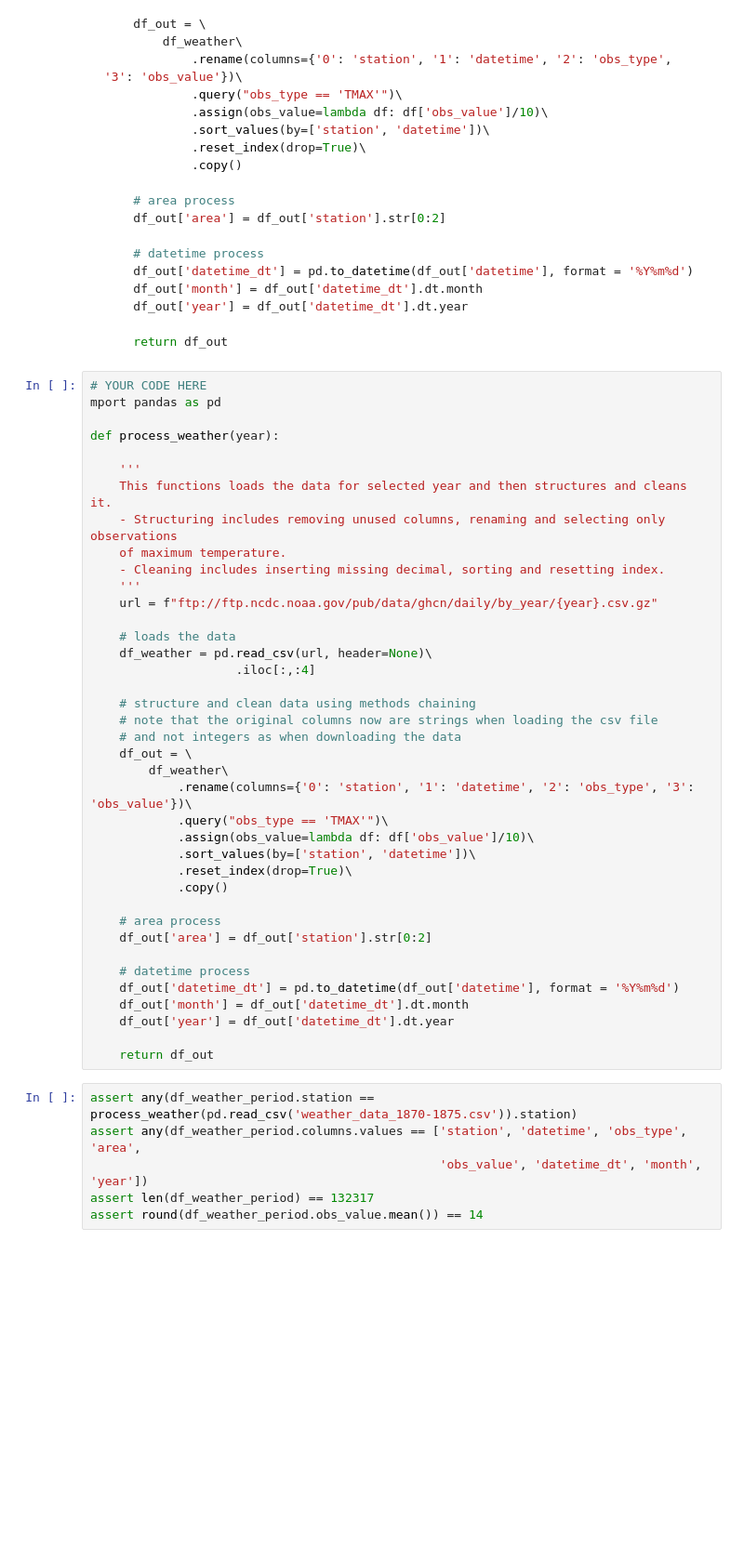
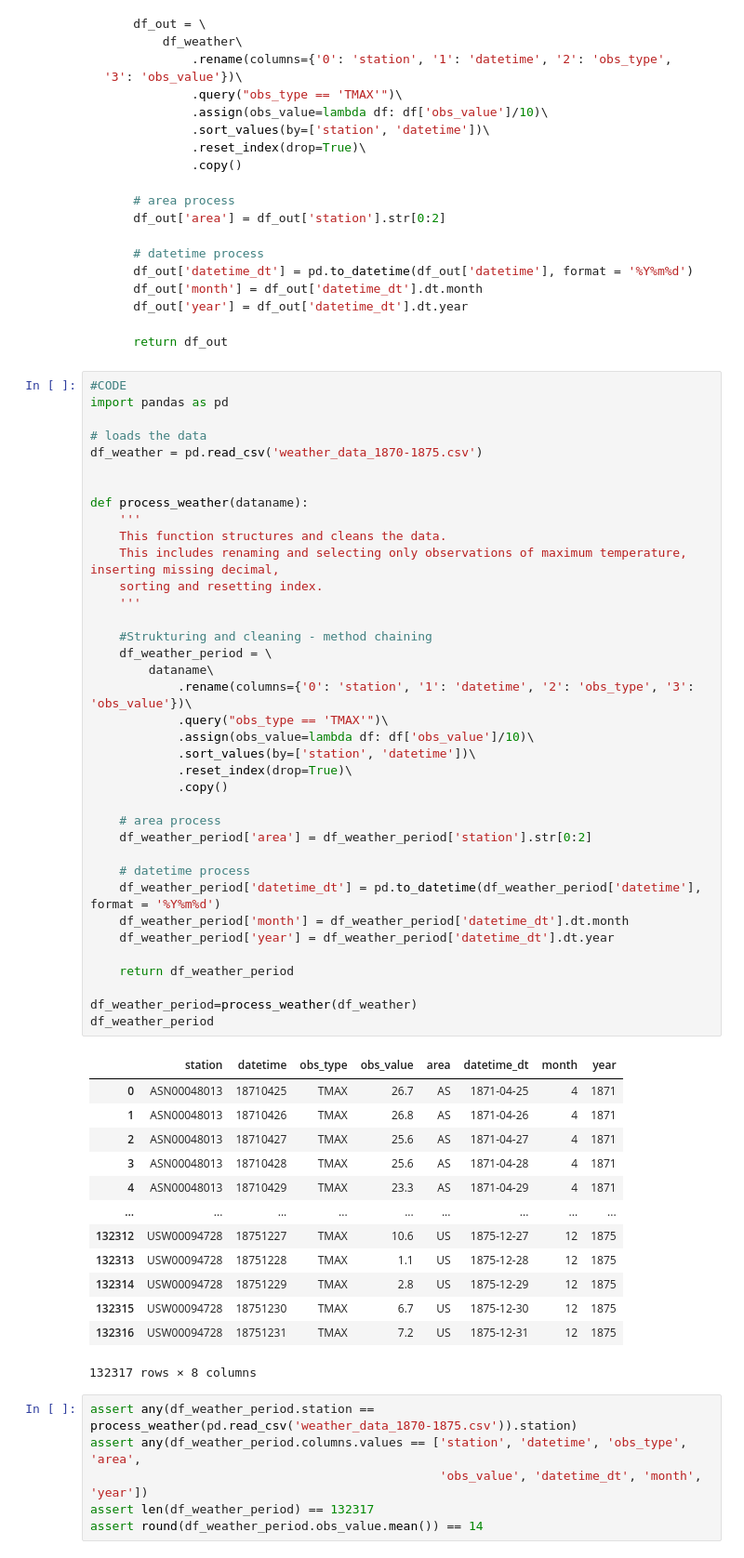
Before and after one commit to annarenneke/Group19, a Jupyter notebook: assignment1/assignment_1 - group 19.ipynb, the cells around one changed output. Shown at 93% size. Saved outputs shown, nothing was run; the diff lists cells and outputs as text; blank space fills up the shorter version.

````diff
--- a/assignment1/assignment_1 - group 19.ipynb
+++ b/assignment1/assignment_1 - group 19.ipynb
@@ -144,44 +144,56 @@ def load_weather(year):
     return df_out
 ```
 # %%
-# YOUR CODE HERE
-mport pandas as pd
+#CODE
+import pandas as pd
 
-def process_weather(year):
+# loads the data
+df_weather = pd.read_csv('weather_data_1870-1875.csv')
 
+
+def process_weather(dataname):
     '''
-    This functions loads the data for selected year and then structures and cleans it.
-    - Structuring includes removing unused columns, renaming and selecting only observations
-    of maximum temperature.
-    - Cleaning includes inserting missing decimal, sorting and resetting index.
+    This function structures and cleans the data.
+    This includes renaming and selecting only observations of maximum temperature, inserting missing decimal,
+    sorting and resetting index.
     '''
-    url = f"ftp://ftp.ncdc.noaa.gov/pub/data/ghcn/daily/by_year/{year}.csv.gz"
 
-    # loads the data
-    df_weather = pd.read_csv(url, header=None)\
-                    .iloc[:,:4]
-
-    # structure and clean data using methods chaining
-    # note that the original columns now are strings when loading the csv file
-    # and not integers as when downloading the data
-    df_out = \
-        df_weather\
+    #Strukturing and cleaning - method chaining
+    df_weather_period = \
+        dataname\
             .rename(columns={'0': 'station', '1': 'datetime', '2': 'obs_type', '3': 'obs_value'})\
             .query("obs_type == 'TMAX'")\
             .assign(obs_value=lambda df: df['obs_value']/10)\
             .sort_values(by=['station', 'datetime'])\
             .reset_index(drop=True)\
             .copy()
 
     # area process
-    df_out['area'] = df_out['station'].str[0:2]
+    df_weather_period['area'] = df_weather_period['station'].str[0:2]
 
     # datetime process
-    df_out['datetime_dt'] = pd.to_datetime(df_out['datetime'], format = '%Y%m%d')
-    df_out['month'] = df_out['datetime_dt'].dt.month
-    df_out['year'] = df_out['datetime_dt'].dt.year
+    df_weather_period['datetime_dt'] = pd.to_datetime(df_weather_period['datetime'], format = '%Y%m%d')
+    df_weather_period['month'] = df_weather_period['datetime_dt'].dt.month
+    df_weather_period['year'] = df_weather_period['datetime_dt'].dt.year
 
-    return df_out
+    return df_weather_period
+
+df_weather_period=process_weather(df_weather)
+df_weather_period
+# %% [output]
+|  | station | datetime | obs_type | obs_value | area | datetime_dt | month | year |
+| 0 | ASN00048013 | 18710425 | TMAX | 26.7 | AS | 1871-04-25 | 4 | 1871 |
+| 1 | ASN00048013 | 18710426 | TMAX | 26.8 | AS | 1871-04-26 | 4 | 1871 |
+| 2 | ASN00048013 | 18710427 | TMAX | 25.6 | AS | 1871-04-27 | 4 | 1871 |
+| 3 | ASN00048013 | 18710428 | TMAX | 25.6 | AS | 1871-04-28 | 4 | 1871 |
+| 4 | ASN00048013 | 18710429 | TMAX | 23.3 | AS | 1871-04-29 | 4 | 1871 |
+| ... | ... | ... | ... | ... | ... | ... | ... | ... |
+| 132312 | USW00094728 | 18751227 | TMAX | 10.6 | US | 1875-12-27 | 12 | 1875 |
+| 132313 | USW00094728 | 18751228 | TMAX | 1.1 | US | 1875-12-28 | 12 | 1875 |
+| 132314 | USW00094728 | 18751229 | TMAX | 2.8 | US | 1875-12-29 | 12 | 1875 |
+| 132315 | USW00094728 | 18751230 | TMAX | 6.7 | US | 1875-12-30 | 12 | 1875 |
+| 132316 | USW00094728 | 18751231 | TMAX | 7.2 | US | 1875-12-31 | 12 | 1875 |
+132317 rows × 8 columns
 # %%
 assert any(df_weather_period.station == process_weather(pd.read_csv('weather_data_1870-1875.csv')).station)
 assert any(df_weather_period.columns.values == ['station', 'datetime', 'obs_type', 'area',
````
Also changed, not shown: parts of 2 cells of this notebook, 5 other files.
